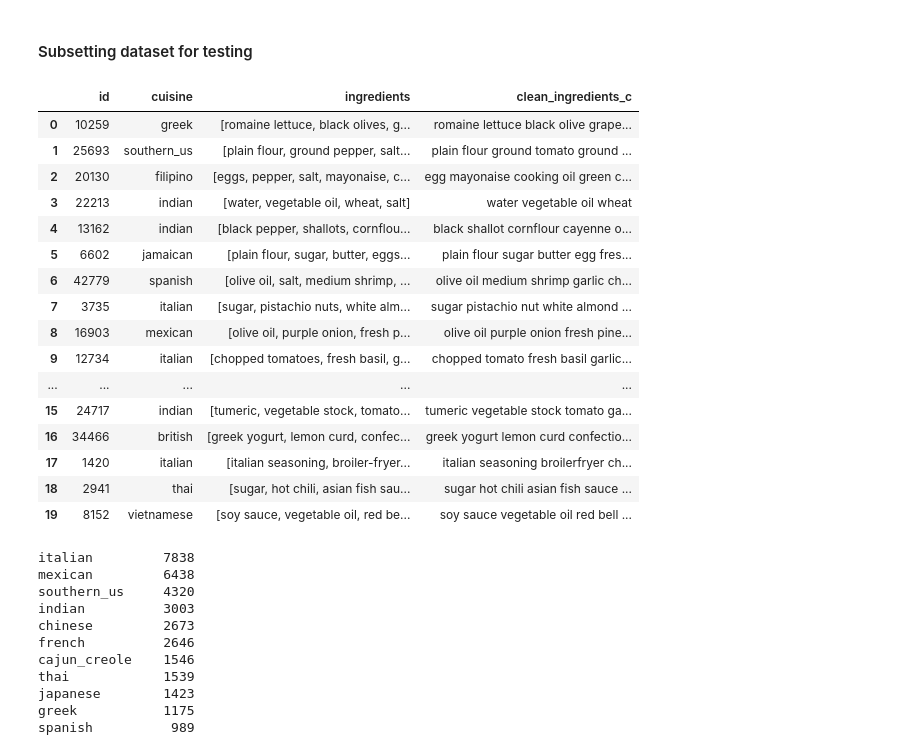
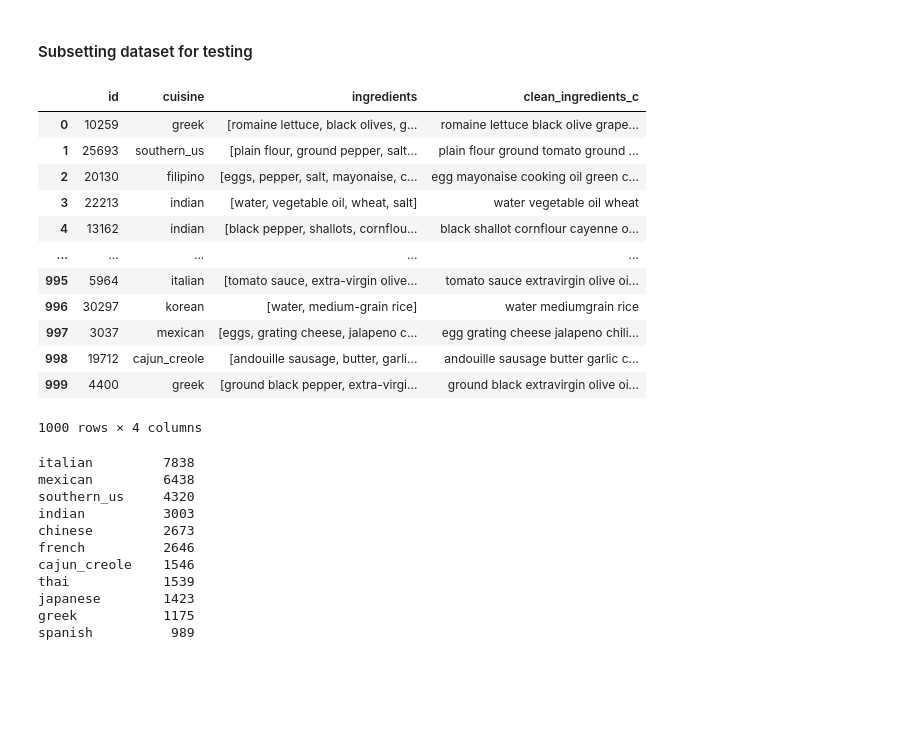
Before and after one commit to rvillanuevaunger/recipechatbot, a Jupyter notebook: feature_engineering.ipynb, the cells around one changed output. Cells and saved outputs as stored; diff of their text form; code cells hidden in the pictures; blank space fills up the shorter version.

```diff
--- a/feature_engineering.ipynb
+++ b/feature_engineering.ipynb
@@ -240,26 +245,22 @@ vect_dict = {'count_uni': count_uni,
 # %% [markdown]
 #### Subsetting dataset for testing
 # %%
-cuisine_subset = cuisine.head(n = 20)
+cuisine_subset = cuisine.head(n = 1000)
 display(cuisine_subset)
 # %% [output]
 |  | id | cuisine | ingredients | clean_ingredients_c |
 | 0 | 10259 | greek | [romaine lettuce, black olives, g... | romaine lettuce black olive grape... |
 | 1 | 25693 | southern_us | [plain flour, ground pepper, salt... | plain flour ground tomato ground ... |
 | 2 | 20130 | filipino | [eggs, pepper, salt, mayonaise, c... | egg mayonaise cooking oil green c... |
 | 3 | 22213 | indian | [water, vegetable oil, wheat, salt] | water vegetable oil wheat |
 | 4 | 13162 | indian | [black pepper, shallots, cornflou... | black shallot cornflour cayenne o... |
-| 5 | 6602 | jamaican | [plain flour, sugar, butter, eggs... | plain flour sugar butter egg fres... |
-| 6 | 42779 | spanish | [olive oil, salt, medium shrimp, ... | olive oil medium shrimp garlic ch... |
-| 7 | 3735 | italian | [sugar, pistachio nuts, white alm... | sugar pistachio nut white almond ... |
-| 8 | 16903 | mexican | [olive oil, purple onion, fresh p... | olive oil purple onion fresh pine... |
-| 9 | 12734 | italian | [chopped tomatoes, fresh basil, g... | chopped tomato fresh basil garlic... |
 | ... | ... | ... | ... | ... |
-| 15 | 24717 | indian | [tumeric, vegetable stock, tomato... | tumeric vegetable stock tomato ga... |
-| 16 | 34466 | british | [greek yogurt, lemon curd, confec... | greek yogurt lemon curd confectio... |
-| 17 | 1420 | italian | [italian seasoning, broiler-fryer... | italian seasoning broilerfryer ch... |
-| 18 | 2941 | thai | [sugar, hot chili, asian fish sau... | sugar hot chili asian fish sauce ... |
-| 19 | 8152 | vietnamese | [soy sauce, vegetable oil, red be... | soy sauce vegetable oil red bell ... |
+| 995 | 5964 | italian | [tomato sauce, extra-virgin olive... | tomato sauce extravirgin olive oi... |
+| 996 | 30297 | korean | [water, medium-grain rice] | water mediumgrain rice |
+| 997 | 3037 | mexican | [eggs, grating cheese, jalapeno c... | egg grating cheese jalapeno chili... |
+| 998 | 19712 | cajun_creole | [andouille sausage, butter, garli... | andouille sausage butter garlic c... |
+| 999 | 4400 | greek | [ground black pepper, extra-virgi... | ground black extravirgin olive oi... |
+1000 rows × 4 columns
 # %%
 cuisine.cuisine.value_counts()
 # %% [output]
```
Also changed, not shown: parts of 66 cells of this notebook.
